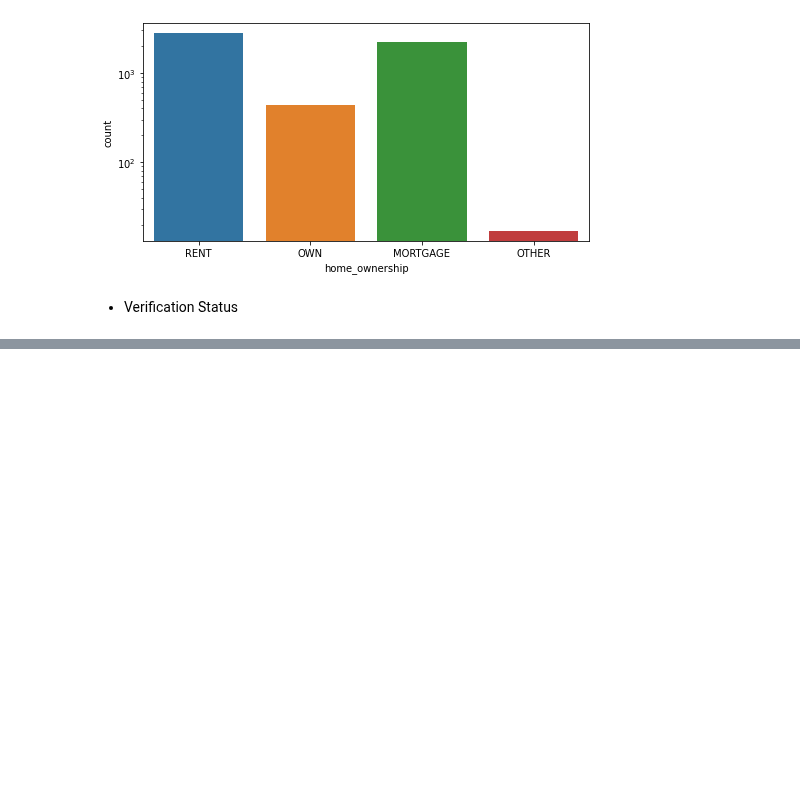
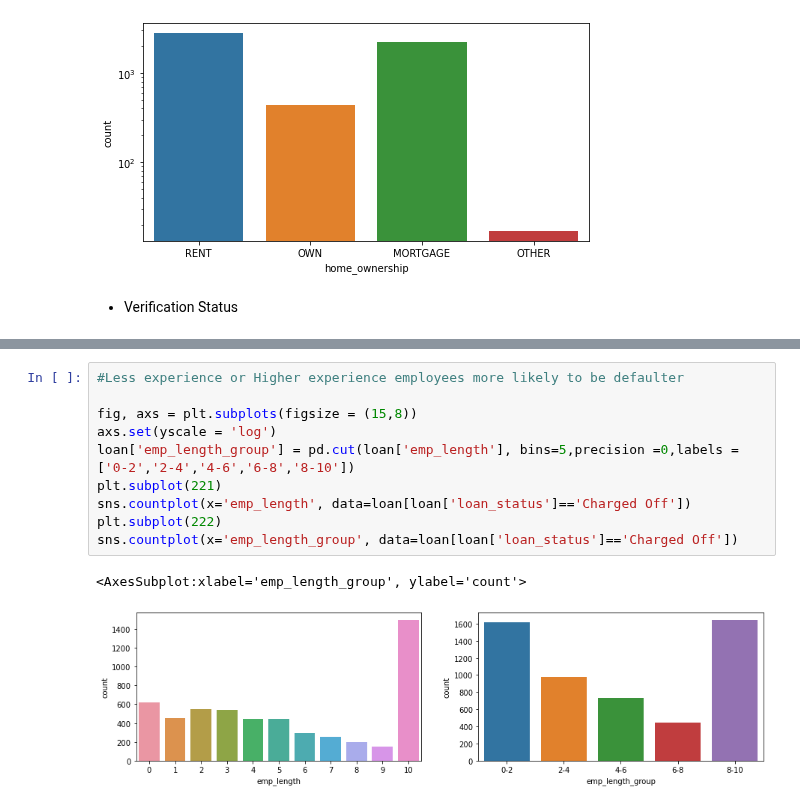
Before and after one commit to sateeshkumarj/Leanding_Club, a Jupyter notebook: leanding_club.ipynb, the cells around one changed output, grey strips where cells are left out. Drawn from its saved outputs; the diff is of its cells as text; blank space fills up the shorter version.

```diff
--- a/leanding_club.ipynb
+++ b/leanding_club.ipynb
@@ -242,0 +261,13 @@ sns.countplot(y='verification_status', data=loan[loan['loan_status']=='Charged O
+# %%
+#Less experience or Higher experience employees more likely to be defaulter
+
+fig, axs = plt.subplots(figsize = (15,8))
+axs.set(yscale = 'log')
+loan['emp_length_group'] = pd.cut(loan['emp_length'], bins=5,precision =0,labels =['0-2','2-4','4-6','6-8','8-10'])
+plt.subplot(221)
+sns.countplot(x='emp_length', data=loan[loan['loan_status']=='Charged Off'])
+plt.subplot(222)
+sns.countplot(x='emp_length_group', data=loan[loan['loan_status']=='Charged Off'])
+# %% [output]
+<AxesSubplot:xlabel='emp_length_group', ylabel='count'>
+[figure, added]
```
Also changed, not shown: parts of 8 cells of this notebook.
